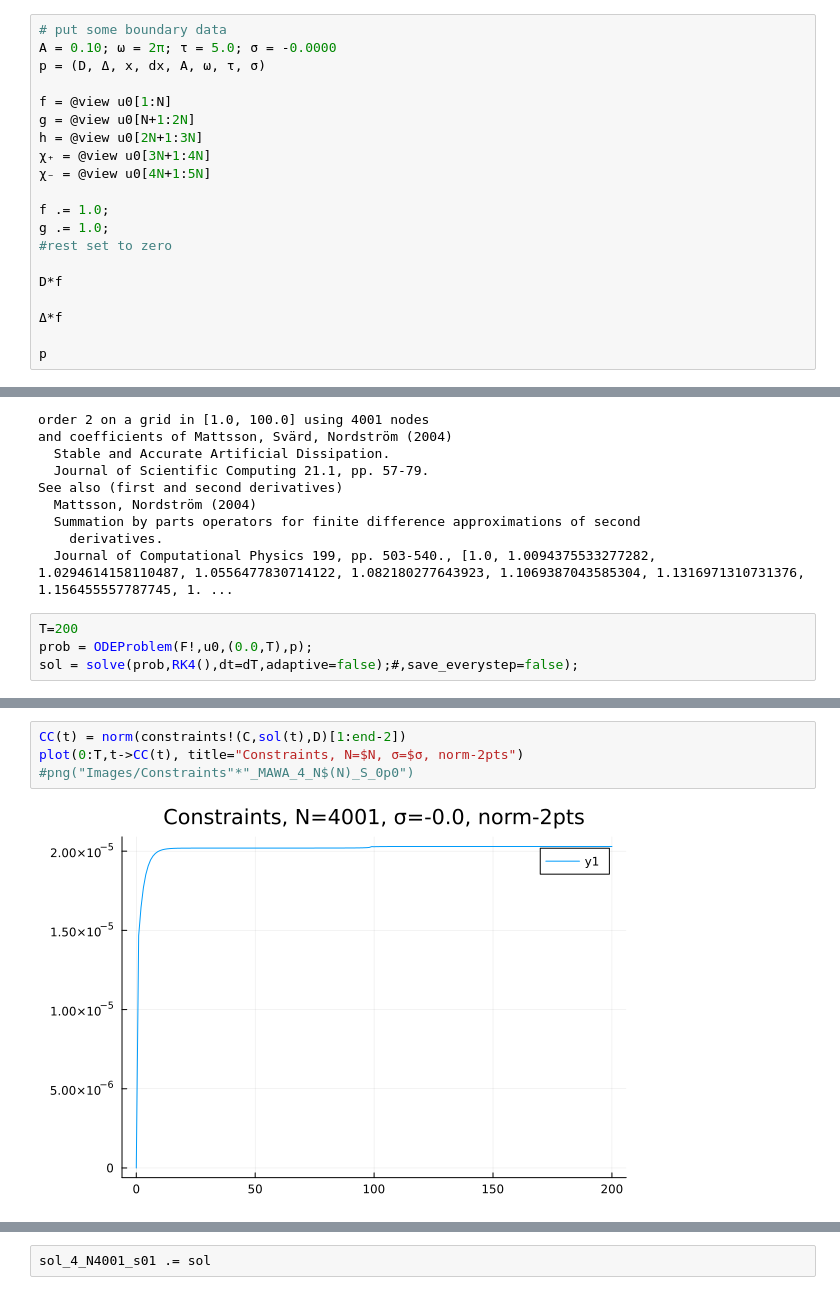
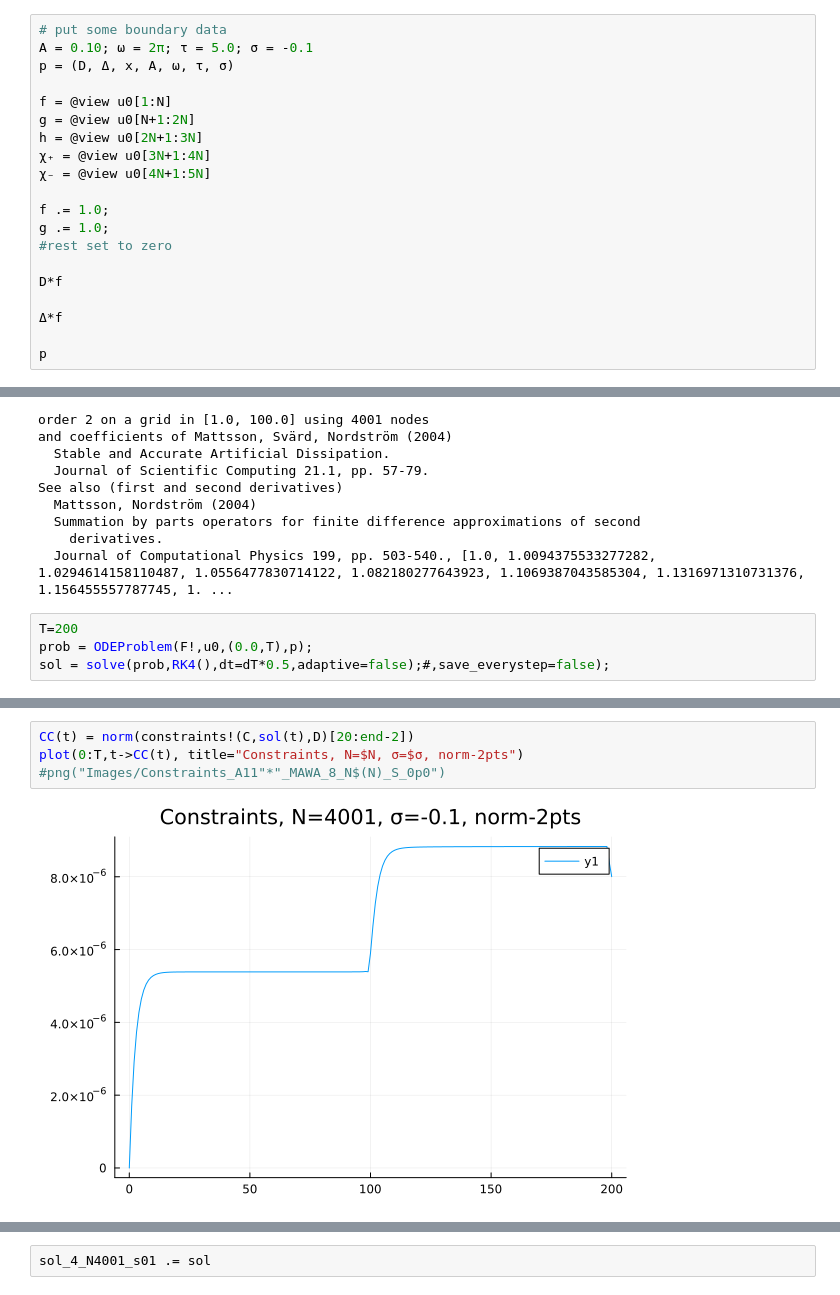
Before and after one commit to reula/Vlasov, a Jupyter notebook: E-V/IR_system.ipynb, the cells around one changed output, grey strips where cells are left out. Drawn from its saved outputs; the diff is of its cells as text.

```diff
--- a/E-V/IR_system.ipynb
+++ b/E-V/IR_system.ipynb
@@ -47,8 +47,8 @@ dx - D.Δx = -8.426714607250724e-6
 -8.426714607250724e-6
 # %%
 # put some boundary data
-A = 0.10; ω = 2π; τ = 5.0; σ = -0.0000
-p = (D, Δ, x, dx, A, ω, τ, σ)
+A = 0.10; ω = 2π; τ = 5.0; σ = -0.1
+p = (D, Δ, x, A, ω, τ, σ)
 
 f = @view u0[1:N]
 g = @view u0[N+1:2N]
@@ -81,5 +81,5 @@ See also (first and second derivatives)
 # %%
 T=200
 prob = ODEProblem(F!,u0,(0.0,T),p);
-sol = solve(prob,RK4(),dt=dT,adaptive=false);#,save_everystep=false);
+sol = solve(prob,RK4(),dt=dT*0.5,adaptive=false);#,save_everystep=false);
 # %%
@@ -115,9 +120,9 @@ plot!(x,C[N+1:2N], label = "Cg")
 # %%
-CC(t) = norm(constraints!(C,sol(t),D)[1:end-2])
+CC(t) = norm(constraints!(C,sol(t),D)[20:end-2])
 plot(0:T,t->CC(t), title="Constraints, N=$N, σ=$σ, norm-2pts")
-#png("Images/Constraints"*"_MAWA_4_N$(N)_S_0p0")
+#png("Images/Constraints_A11"*"_MAWA_8_N$(N)_S_0p0")
 # %% [output]
-[figure, old version]
+[figure, new version]
 # %%
 anim = @animate for i ∈ 1:20
     t = T*i/20
```
Also changed, not shown: parts of 7 cells of this notebook, 15 other files.
